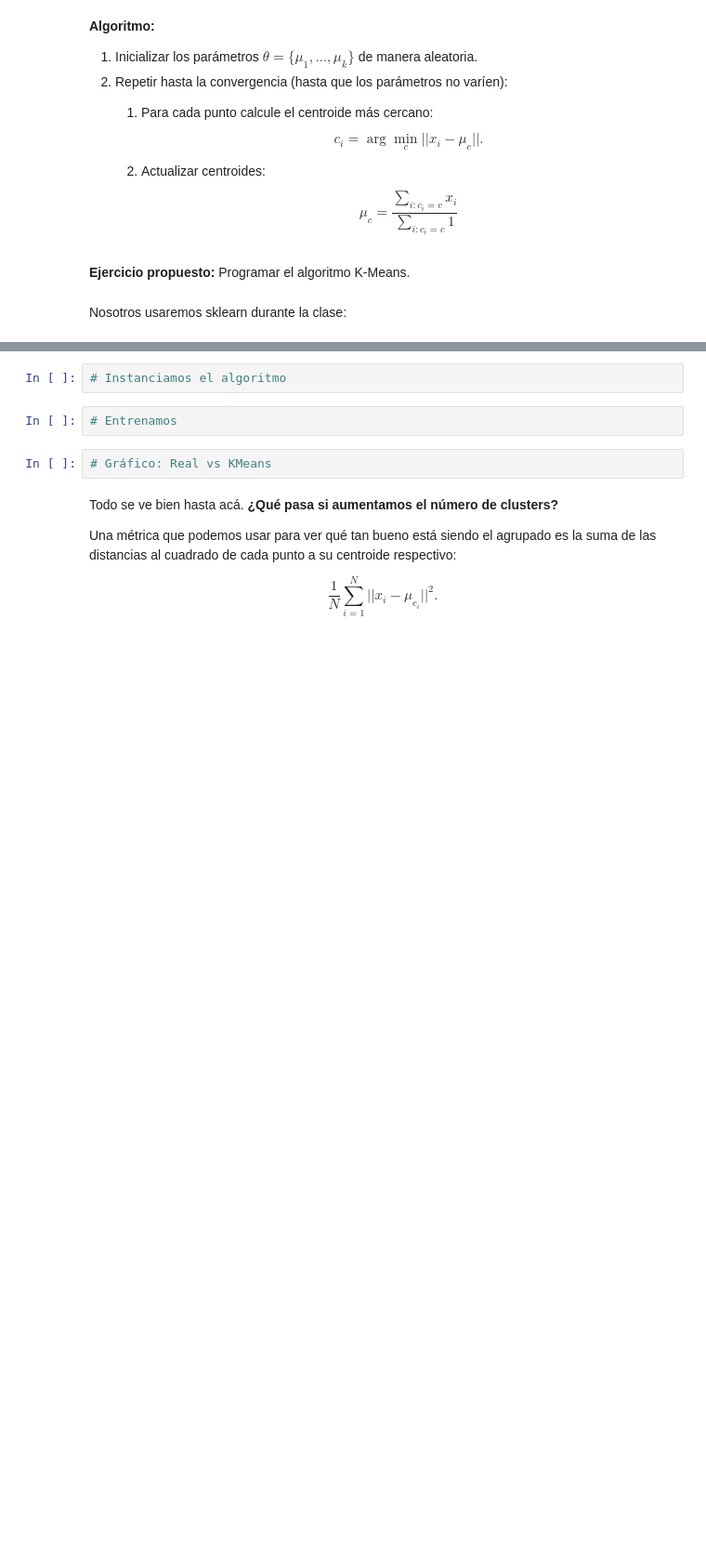
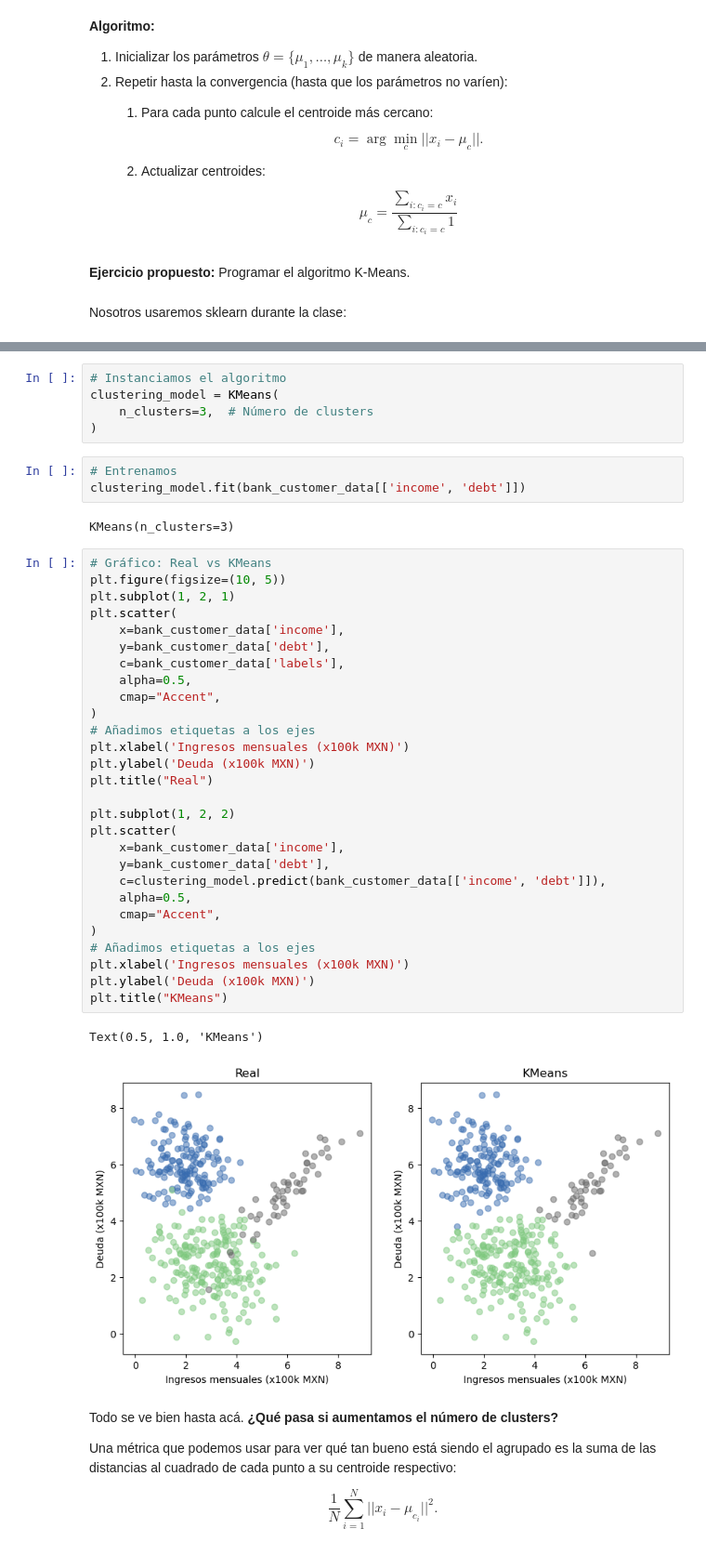
Before and after one commit to FernandoVelascoLoera/mgp2025, a Jupyter notebook: m3-aplicaciones-seleccionadas/c9-mezclas-gaussianas/1-variables-latentes-k-means.ipynb, the cells around one changed output, grey strips where cells are left out. Shown at 93% size. Cells and saved outputs as stored; diff of their text form; blank space fills up the shorter version.

```diff
--- a/m3-aplicaciones-seleccionadas/c9-mezclas-gaussianas/1-variables-latentes-k-means.ipynb
+++ b/m3-aplicaciones-seleccionadas/c9-mezclas-gaussianas/1-variables-latentes-k-means.ipynb
@@ -166,9 +246,44 @@ Nosotros usaremos sklearn durante la clase:
 # %%
 # Instanciamos el algoritmo
+clustering_model = KMeans(
+    n_clusters=3,  # Número de clusters
+)
-# %%
-# Entrenamos
-# %%
-# Gráfico: Real vs KMeans
+# %%
+# Entrenamos
+clustering_model.fit(bank_customer_data[['income', 'debt']])
+# %% [output]
+KMeans(n_clusters=3)
+# %%
+# Gráfico: Real vs KMeans
+plt.figure(figsize=(10, 5))
+plt.subplot(1, 2, 1)
+plt.scatter(
+    x=bank_customer_data['income'],
+    y=bank_customer_data['debt'],
+    c=bank_customer_data['labels'],
+    alpha=0.5,
+    cmap="Accent",
+)
+# Añadimos etiquetas a los ejes
+plt.xlabel('Ingresos mensuales (x100k MXN)')
+plt.ylabel('Deuda (x100k MXN)')
+plt.title("Real")
+
+plt.subplot(1, 2, 2)
+plt.scatter(
+    x=bank_customer_data['income'],
+    y=bank_customer_data['debt'],
+    c=clustering_model.predict(bank_customer_data[['income', 'debt']]),
+    alpha=0.5,
+    cmap="Accent",
+)
+# Añadimos etiquetas a los ejes
+plt.xlabel('Ingresos mensuales (x100k MXN)')
+plt.ylabel('Deuda (x100k MXN)')
+plt.title("KMeans")
+# %% [output]
+Text(0.5, 1.0, 'KMeans')
+[figure, added]
 # %% [markdown]
 Todo se ve bien hasta acá. **¿Qué pasa si aumentamos el número de clusters?**
 
```
Also changed, not shown: parts of 18 cells of this notebook, 1 other file.
